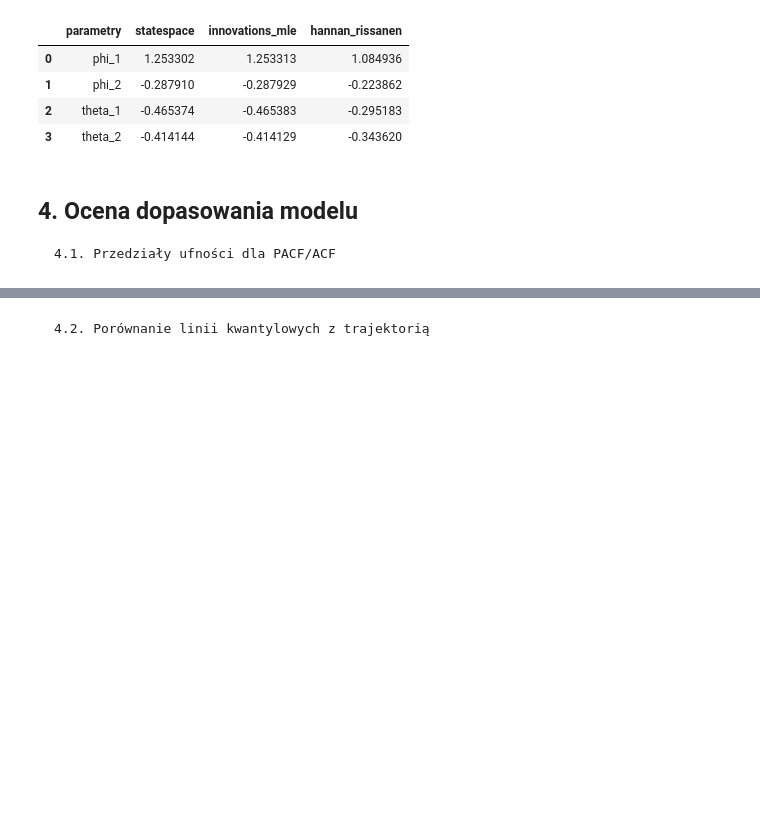
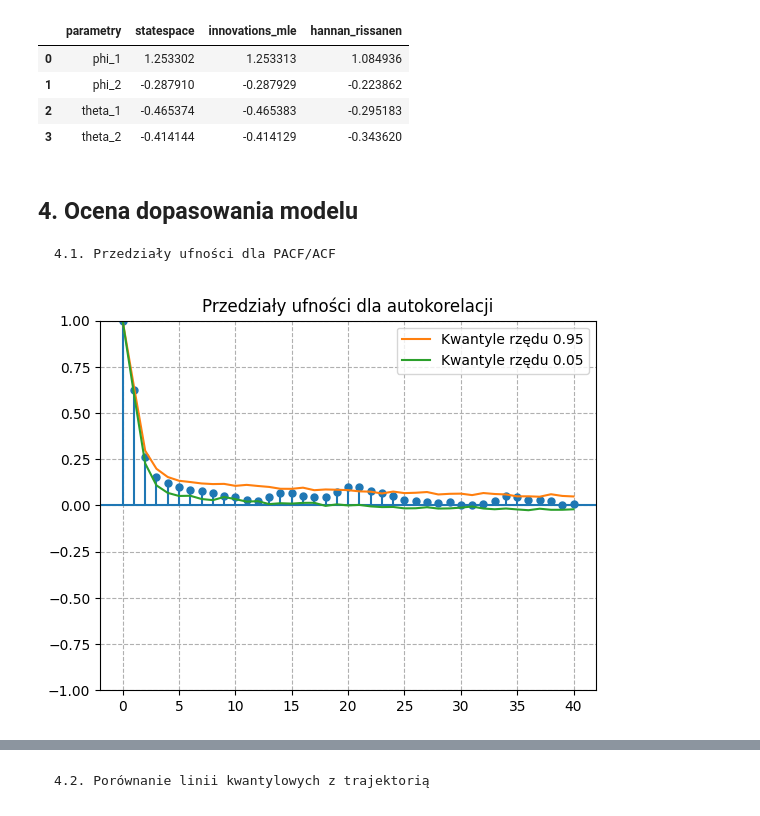
Before and after one commit to MagdalenaSudol/Model_ARMA, a Jupyter notebook: raport_boston.ipynb, the cells around one changed output, grey strips where cells are left out. Cells and saved outputs as stored; diff of their text form; code cells hidden in the pictures; blank space fills up the shorter version.

Commit message:
Ocena dopasowania modelu - przedziały ufności

```diff
--- a/raport_boston.ipynb
+++ b/raport_boston.ipynb
@@ -478,3 +478,39 @@ parameter_frame
 ##  4. Ocena dopasowania modelu
 
     4.1. Przedziały ufności dla PACF/ACF
+# %%
+#symulacja Monte Carlo, aby wyznaczyć kwantyle dla modelu ARMA(2,2)
+fitted_model = ARIMA(Yt, order=(p, 0, q)).fit()
+
+N = 100
+h = np.arange(41)
+sigma_2 = 1 #Zakładamy, że z ma wariancję 1
+parameters = fitted_model.params[1:-1]
+
+upper_quantile_values_acf = np.zeros(len(h))
+lower_quantile_values_acf = np.zeros(len(h))
+
+for h_value in h:
+
+    acf_values = np.zeros(N)
+    for j in range(N):
+        z = np.random.normal(0, np.sqrt(sigma_2), n)
+        x = np.zeros(n)
+        for i in range(2, len(x)):
+            x[i] = parameters[0]*x[i-1] + parameters[1]*x[i-2] + z[i] + parameters[2]*z[i-1] + parameters[3]*z[i-2]
+
+        autocorrelation = acf(x, nlags=40, fft=True)
+        acf_values[j] = autocorrelation[h_value]
+
+    upper_quantile_values_acf[h_value] = np.quantile(acf_values, 0.95)
+    lower_quantile_values_acf[h_value] = np.quantile(acf_values, 0.05)
+
+plot_acf(Yt, lags=40, alpha=None)
+plt.plot(h, upper_quantile_values_acf, label="Kwantyle rzędu 0.95")
+plt.plot(h, lower_quantile_values_acf, label="Kwantyle rzędu 0.05")
+plt.legend()
+plt.grid(linestyle="--")
+plt.title("Przedziały ufności dla autokorelacji")
+plt.show()
+# %% [output]
+[figure, added]
```
Also changed, not shown: parts of 3 cells of this notebook.
